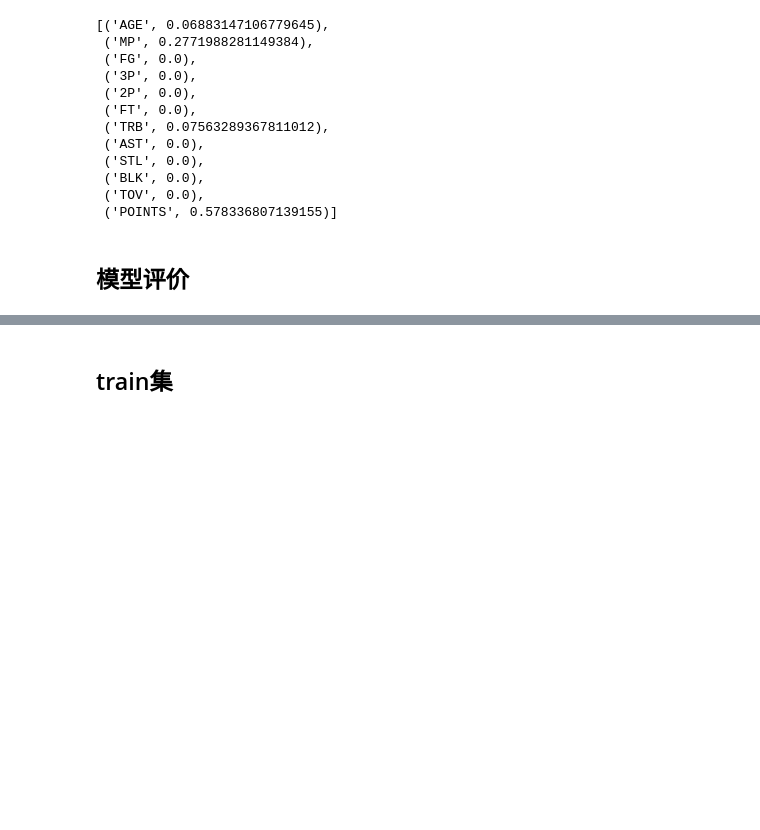
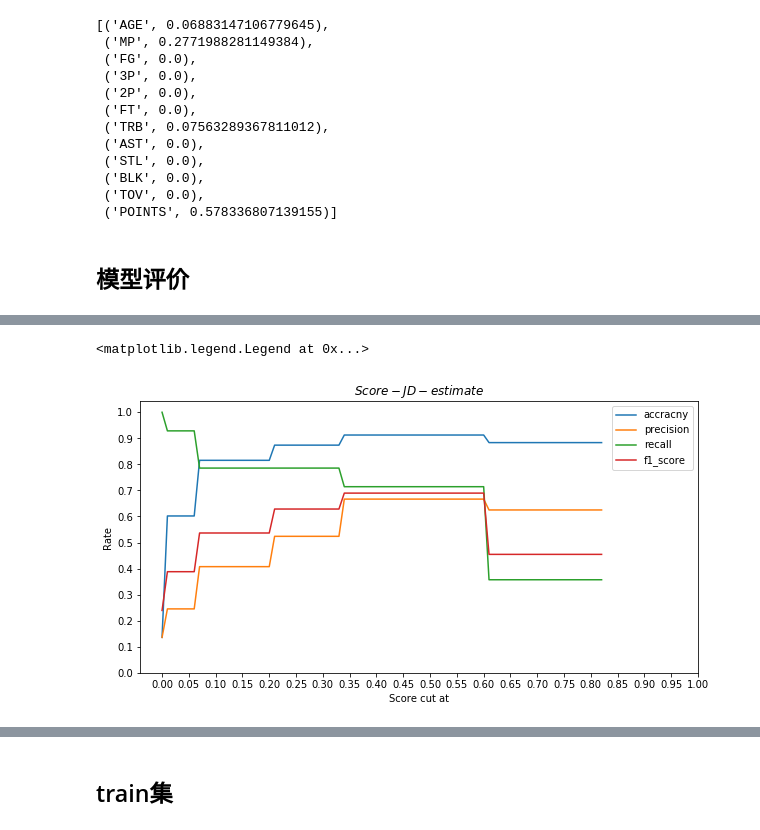
Before and after one commit to xuganghuhu/project_play, a Jupyter notebook: 决策树.ipynb, the cells around one changed output, grey strips where cells are left out. Cells and saved outputs as stored; diff of their text form; code cells hidden in the pictures; blank space fills up the shorter version.

```diff
--- a/决策树.ipynb
+++ b/决策树.ipynb
@@ -240,6 +240,9 @@ dtr_result['num']=1
 ## 寻找最佳切点
 def bestP_go(dat):
     F1_List=[]
+    accracny_List=[]
+    precision_List=[]
+    recall_List=[]
     i_List=[]
     for i in list(np.arange(0,1,0.01)):
         dat['pre']=dat['pre_P'].apply(lambda x:1 if x>=i else 0)
@@ -257,9 +260,11 @@ def bestP_go(dat):
 
         i_List.append(i)
         F1_List.append(f1_score)
+        accracny_List.append(accracny)
+        precision_List.append(precision)
+        recall_List.append(recall)
 
-        df=pd.DataFrame({'id':i_List,'f1_score':F1_List})
+        df=pd.DataFrame({'cut_at':i_List,'f1_score':F1_List,'accracny':accracny_List,'precision':precision_List,'recall':recall_List})
+        df=df.loc[:,['cut_at','accracny','f1_score','precision','recall']]
         df=df.dropna()
-    return df[df['f1_score']==max(df['f1_score'])].head()
-
-bestP_go(dtr_result)
+    return df
@@ -272,0 +271,3 @@ bestP_go(dtr_result)
+# %%
+df_estimate=bestP_go(dtr_result)
+df_estimate.head()
@@ -272,0 +281,16 @@ bestP_go(dtr_result)
+# %%
+fig=plt.figure(figsize=(10,5))
+#ax1=fig.add_subplot(1,1,1)
+plt.title('$Score-JD-estimate$')
+plt.plot(df_estimate['cut_at'],df_estimate['accracny'])
+plt.plot(df_estimate['cut_at'],df_estimate['precision'])
+plt.plot(df_estimate['cut_at'],df_estimate['recall'])
+plt.plot(df_estimate['cut_at'],df_estimate['f1_score'])
+plt.xticks(np.linspace(0,1,21))
+plt.xlabel('Score cut at')
+plt.yticks(np.linspace(0,1,11))
+plt.ylabel('Rate')
+plt.legend()
+# %% [output]
+<matplotlib.legend.Legend at 0x...>
+[figure, added]
```
Also changed, not shown: parts of 9 cells of this notebook.
